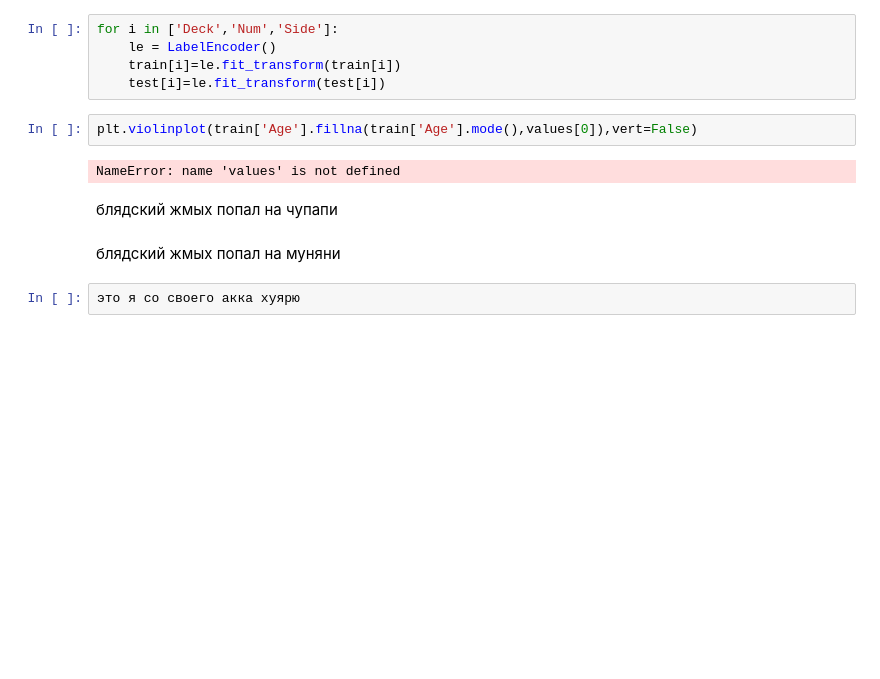
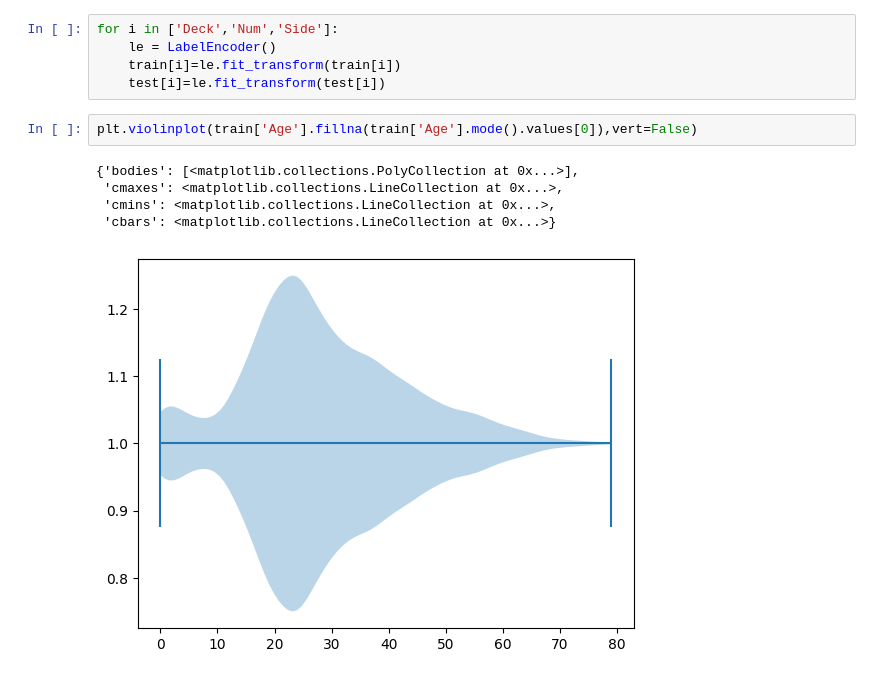
Before and after one commit to MarkMerk/Spaceship, a Jupyter notebook: Untitled.ipynb, the cells around one changed output. Drawn from its saved outputs; the diff is of its cells as text; blank space fills up the shorter version.

```diff
--- a/Untitled.ipynb
+++ b/Untitled.ipynb
@@ -94,12 +94,10 @@ for i in ['Deck','Num','Side']:
     train[i]=le.fit_transform(train[i])
     test[i]=le.fit_transform(test[i])
 # %%
-plt.violinplot(train['Age'].fillna(train['Age'].mode(),values[0]),vert=False)
+plt.violinplot(train['Age'].fillna(train['Age'].mode().values[0]),vert=False)
 # %% [output]
-NameError: name 'values' is not defined
+{'bodies': [<matplotlib.collections.PolyCollection at 0x...>],
+ 'cmaxes': <matplotlib.collections.LineCollection at 0x...>,
+ 'cmins': <matplotlib.collections.LineCollection at 0x...>,
+ 'cbars': <matplotlib.collections.LineCollection at 0x...>}
+[figure, added]
-# %% [markdown]
-блядский жмых попал на чупапи
-# %% [markdown]
-блядский жмых попал на муняни
-# %%
-это я со своего акка хуярю
```
Also changed, not shown: parts of 10 cells of this notebook.
